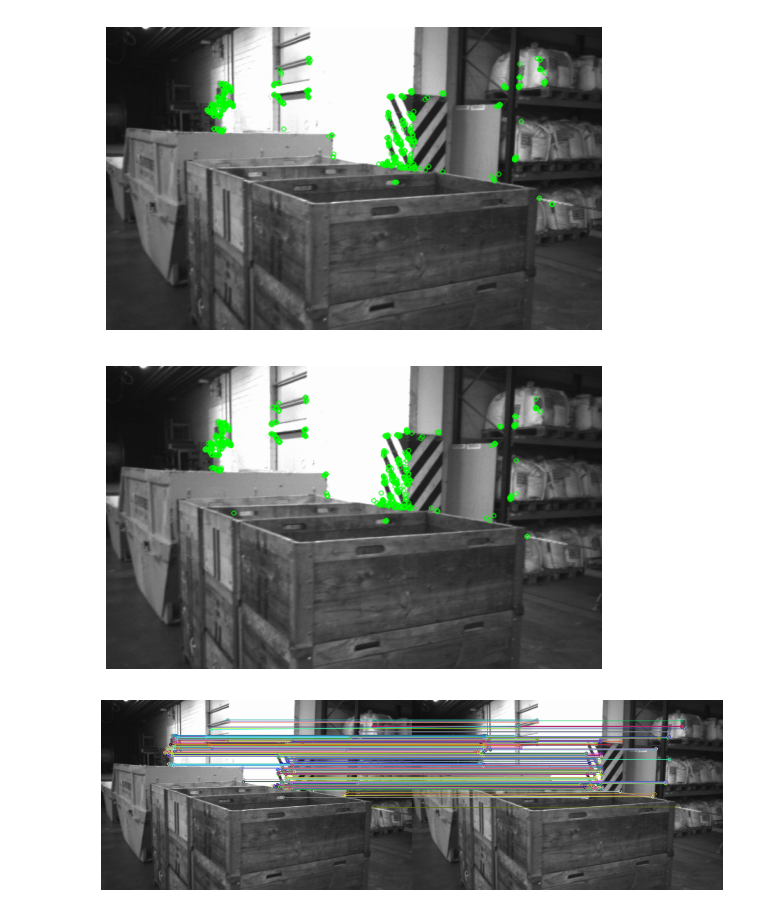
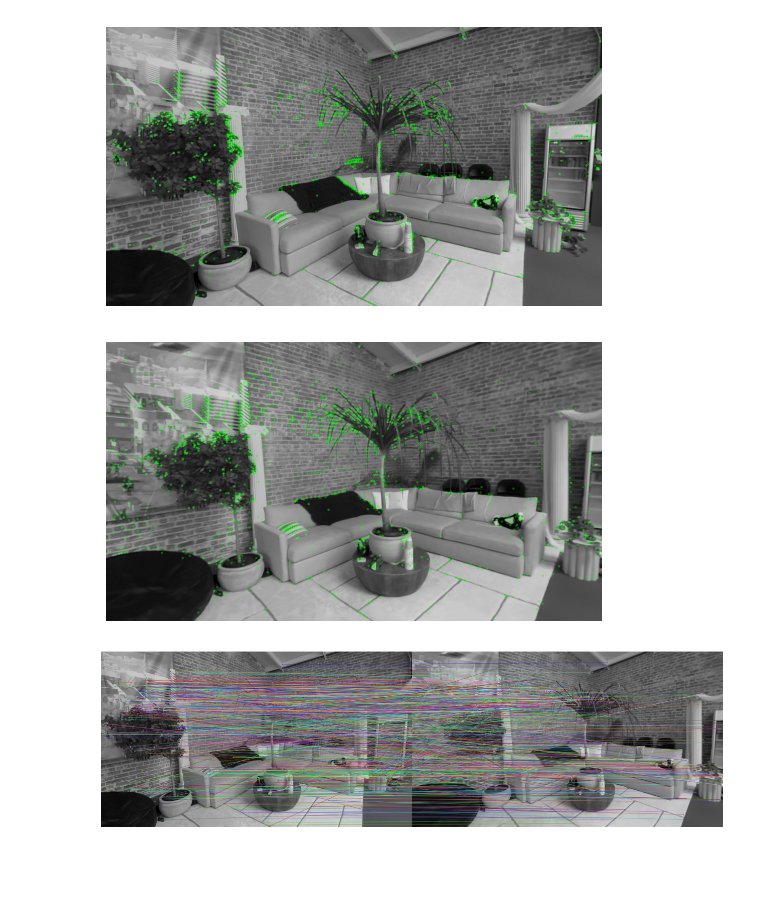
Before and after one commit to xavierroma/arbit, a Jupyter notebook: examples/arbit-py/opencvv.ipynb, the cells around one changed output. Saved outputs shown, nothing was run; the diff lists cells and outputs as text; code cells hidden in the pictures; blank space fills up the shorter version.

Commit message:
chore(opencvv):  switch to SIFT for feature detection

```diff
--- a/examples/arbit-py/opencvv.ipynb
+++ b/examples/arbit-py/opencvv.ipynb
@@ -47,36 +47,31 @@ def load_calibration(file):
 
     return calib
 # %%
-imgs = ['data/two-view/delivery_area_1s/im0.png','data/two-view/delivery_area_1s/im1.png']
-calib = load_calibration('data/two-view/delivery_area_1s/calib.txt')
+imgs = ['data/two-view/exa2/im0.png','data/two-view/exa2/im3.png']
+calib = load_calibration('data/two-view/exa2/calib.txt')
 
 img0 = cv2.imread(imgs[0], cv2.IMREAD_GRAYSCALE)
 img1 = cv2.imread(imgs[1], cv2.IMREAD_GRAYSCALE)
 
 # grayscale image
 # feature detection + description
 # feature matching
 # two view geometry with RANSAC
 
 
 # Initiate ORB detector
-orb = cv2.ORB_create()
+orb = cv2.SIFT.create(2000)
 kp0,des0 = orb.detectAndCompute(img0, None)
 kp1,des1 = orb.detectAndCompute(img1, None)
 
 ro = cv2.drawKeypoints(img0, kp0, None, color=(0,255,0), flags=0)
 r1 = cv2.drawKeypoints(img1, kp1, None, color=(0,255,0), flags=0)
 
 plt.axis('off'); plt.imshow(ro), plt.show()
 plt.axis('off'); plt.imshow(r1), plt.show()
 
-bf = cv2.BFMatcher(cv2.NORM_HAMMING, crossCheck=True)
-matches = bf.match(des0, des1)
-matches = sorted(matches, key=lambda x: x.distance)
-
-img2 = cv2.drawMatches(img0, kp0, img1, kp1, matches, None, flags=cv2.DrawMatchesFlags_NOT_DRAW_SINGLE_POINTS)
-fig, ax = plt.subplots(figsize=(16, 10)); ax.axis('off'); ax.imshow(img2); plt.show()
+bf = cv2.BFMatcher(cv2.NORM_L2
 # %% [output]
-[figure, old version]
+[figure, new version]
-[figure, old version]
+[figure, new version]
-[figure, old version]
+[figure, new version]
```
Also changed, not shown: parts of 6 cells of this notebook.
